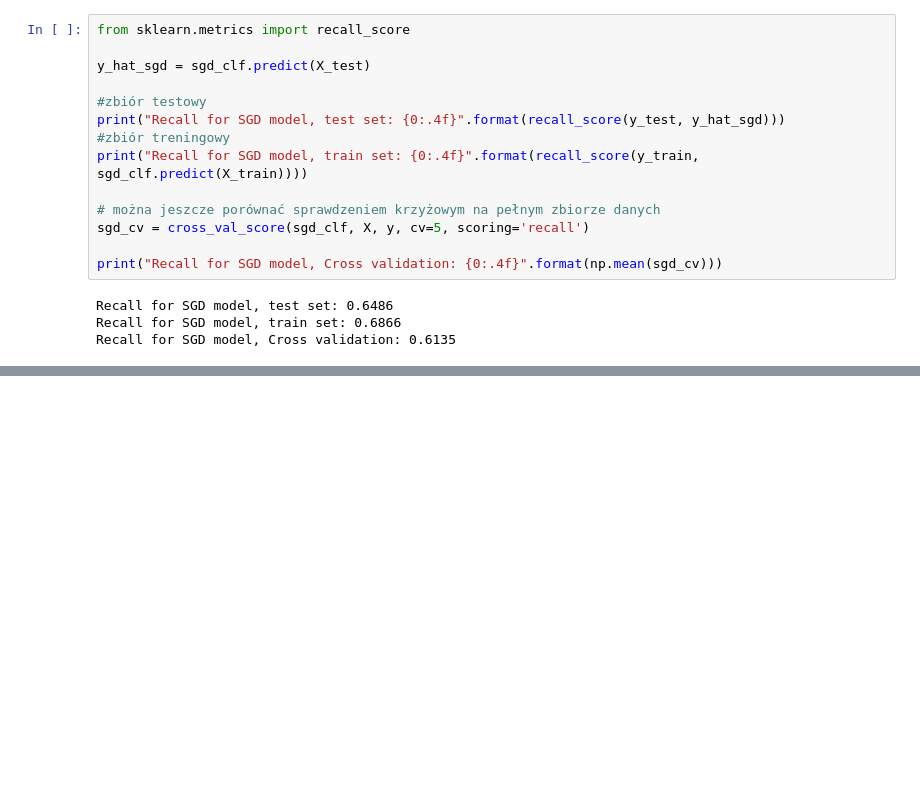
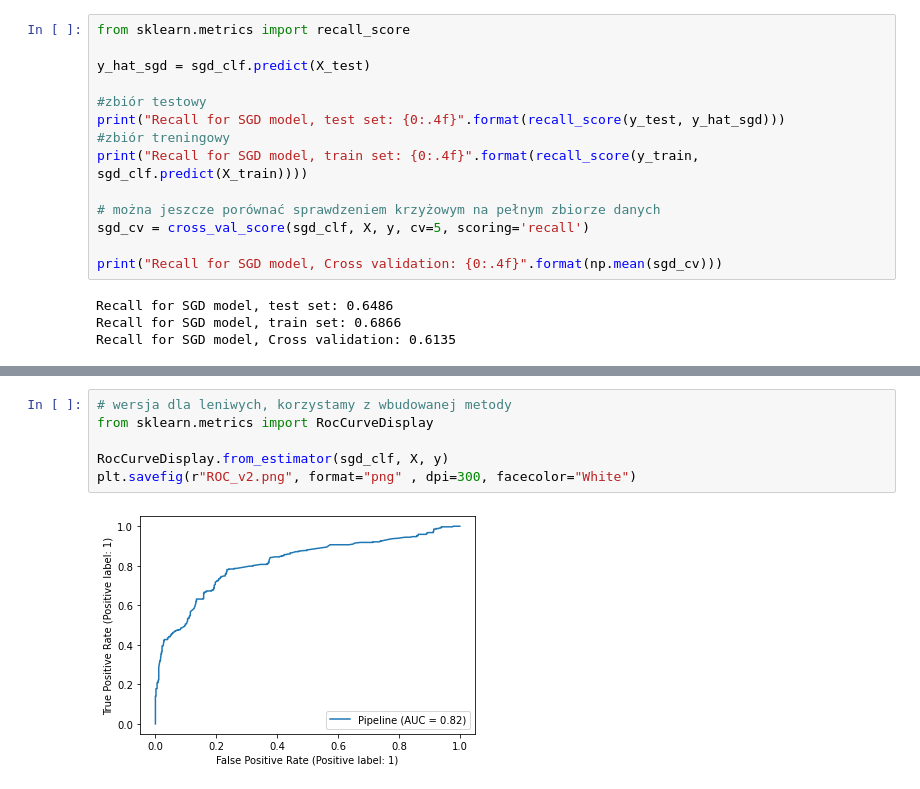
Before and after one commit to krisz17/performance_measure, a Jupyter notebook: Measure_performance.ipynb, the cells around one changed output, grey strips where cells are left out. Saved outputs shown, nothing was run; the diff lists cells and outputs as text; blank space fills up the shorter version.

```diff
--- a/Measure_performance.ipynb
+++ b/Measure_performance.ipynb
@@ -292,0 +382,8 @@ Recall for SGD model, Cross validation: 0.6135
+# %%
+# wersja dla leniwych, korzystamy z wbudowanej metody
+from sklearn.metrics import RocCurveDisplay
+
+RocCurveDisplay.from_estimator(sgd_clf, X, y)
+plt.savefig(r"ROC_v2.png", format="png" , dpi=300, facecolor="White")
+# %% [output]
+[figure, added]
```
Also changed, not shown: parts of 7 cells of this notebook, 1 other file.
